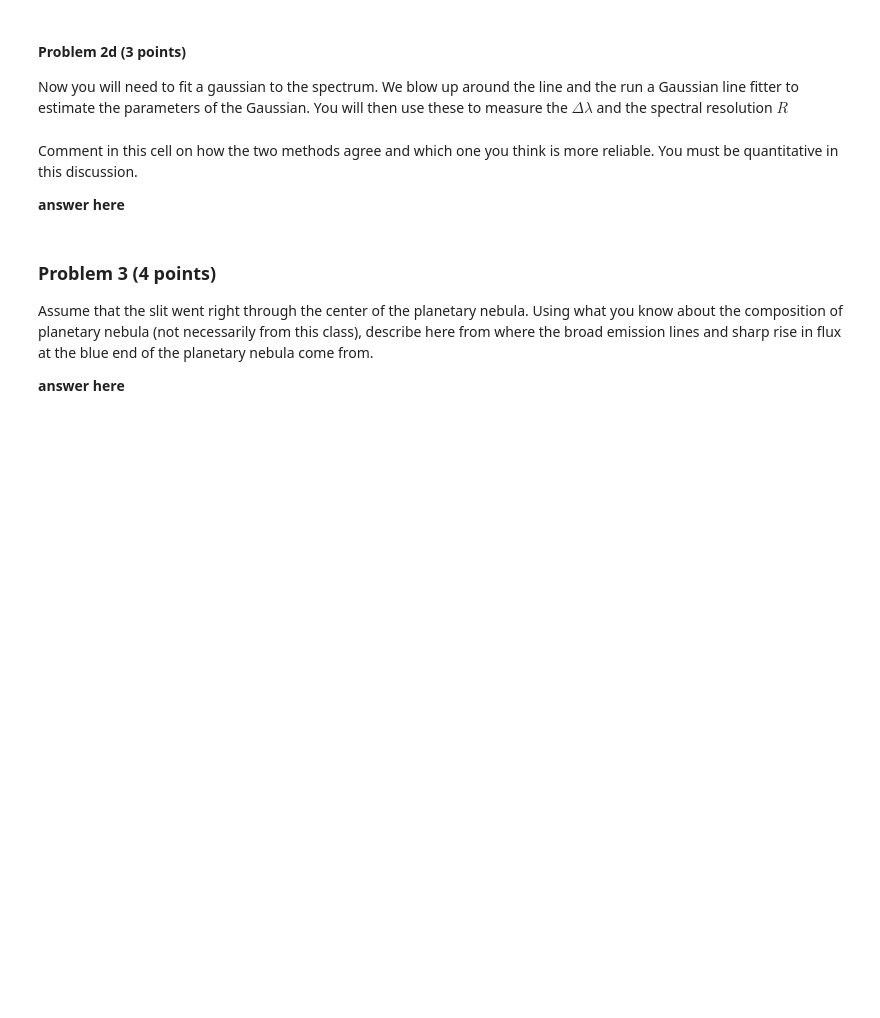
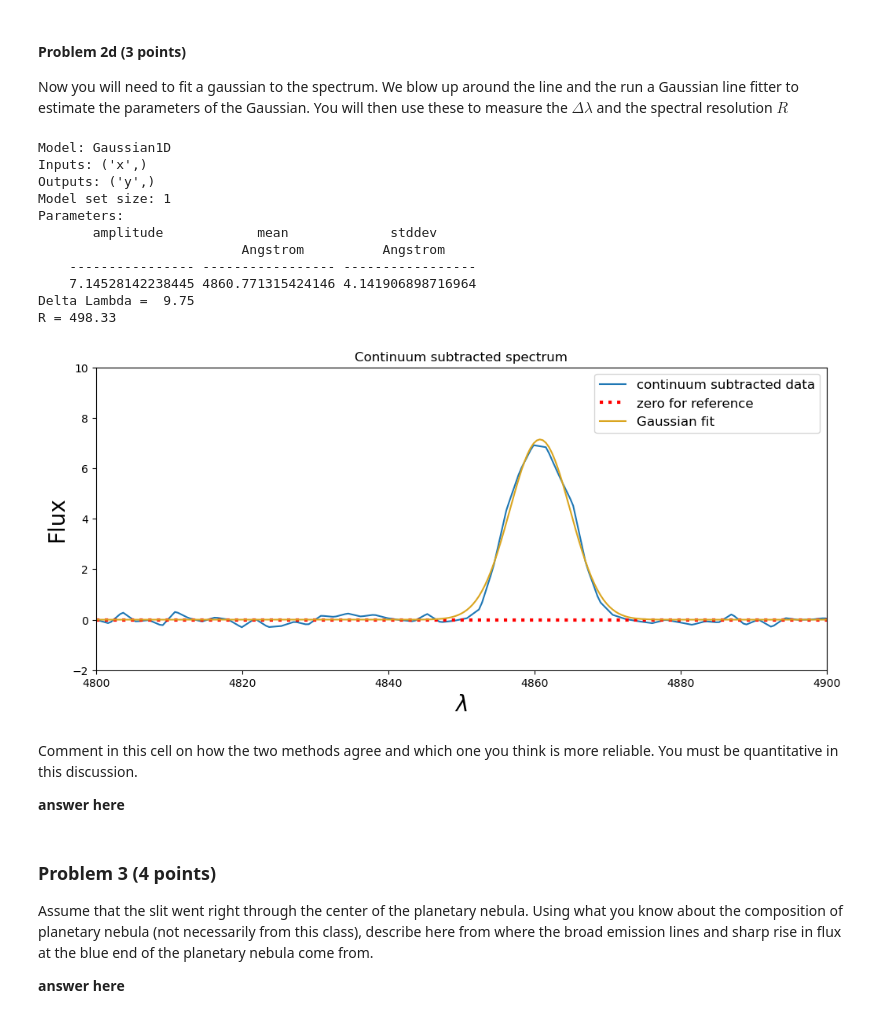
Before and after one commit to DayneLocke/Analysis_real_spectra_student, a Jupyter notebook: analysis_real_spectra.student.ipynb, the cells around one changed output. Saved outputs shown, nothing was run; the diff lists cells and outputs as text; code cells hidden in the pictures; blank space fills up the shorter version.

```diff
--- a/analysis_real_spectra.student.ipynb
+++ b/analysis_real_spectra.student.ipynb
@@ -354,36 +356,49 @@ spectrum = Spectrum1D(flux=contsubspec, spectral_axis=specm57.wavelength)
 
 #**********************
 #you need to supply the initial guesses for the amplitude, mean, and stddev
 #we are assuming thast the flux is unitless because the spectrum isn't calibrated.
-g_init = models.Gaussian1D(amplitude=, mean= , stddev= )
+g_init = models.Gaussian1D(amplitude=7, mean=4860 , stddev=6 )
 
 #fit the line using the initial guesses
 g_fit = fit_lines(spectrum, g_init,get_fit_info=True)
 #determine the model flux
 y_fit = g_fit(specm57.wavelength)
 #plot model flux
 ax.plot(specm57.wavelength,y_fit,color='goldenrod',label='Gaussian fit')
 ax.legend(fontsize=12)
 
 #print all the paramters
 print(g_fit)
 
 #assign the standard deviation to a variable
 params = g_fit.param_sets
 amp = params[0][0]
 mean = params[1][0]
 stddev = params[2][0]
 
 #*********************
 #Your code here
 #you will need to use the fitted parameters to determine the Delta lambda and the spectral resolution
 # (remove for students) I compute this using the relation between a Gaussian sigma and the FWHM
-deltalam =
+deltalam = 2.355*stddev  #This is the FWHM of the gaussian
 print('Delta Lambda = %5.2f' % deltalam)
 
 #calculate the spectral resolution
-specres =
+specres = mean/deltalam #our center wavelength over the resolution
 print('R = %6.2f' % specres)
+# %% [output]
+Model: Gaussian1D
+Inputs: ('x',)
+Outputs: ('y',)
+Model set size: 1
+Parameters:
+       amplitude            mean             stddev
+                          Angstrom          Angstrom
+    ---------------- ----------------- -----------------
+    7.14528142238445 4860.771315424146 4.141906898716964
+Delta Lambda =  9.75
+R = 498.33
+[figure, added]
 # %% [markdown]
 Comment in this cell on how the two methods agree and which one you think is more reliable.  You must be quantitative in this discussion.
 
```
Also changed, not shown: parts of 3 cells of this notebook.
